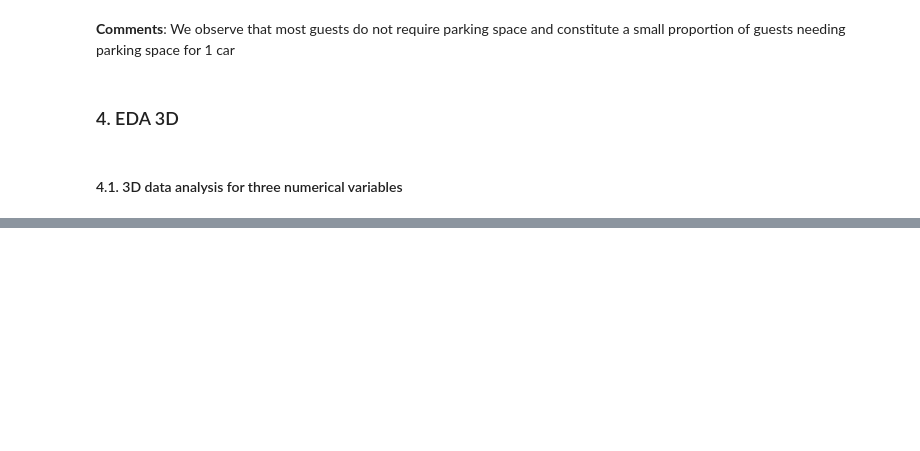
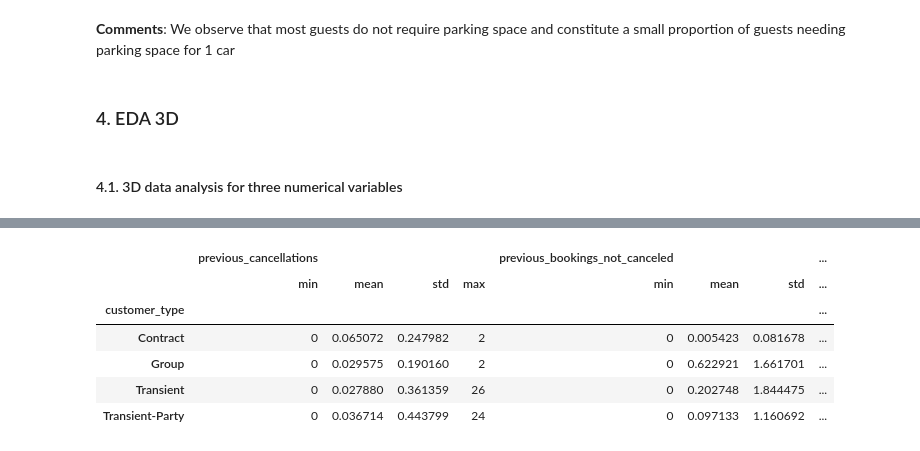
Before and after one commit to knightstark7/Labs-And-Project-Data-Visualization, a Jupyter notebook: Project/project.ipynb, the cells around one changed output, grey strips where cells are left out. Saved outputs shown, nothing was run; the diff lists cells and outputs as text; code cells hidden in the pictures; blank space fills up the shorter version.

```diff
--- a/Project/project.ipynb
+++ b/Project/project.ipynb
@@ -587,0 +656,10 @@ def create_3d_scatter_plot(feature1, feature2, feature3, data):
+# %%
+df.groupby('customer_type').agg({'previous_cancellations': ['min', 'mean', 'std', 'max'], 'previous_bookings_not_canceled': ['min', 'mean', 'std', 'max']})
+# %% [output]
+|  | previous_cancellations |  |  |  | previous_bookings_not_canceled |  |  | ... |
+|  | min | mean | std | max | min | mean | std | ... |
+| customer_type |  |  |  |  |  |  |  | ... |
+| Contract | 0 | 0.065072 | 0.247982 | 2 | 0 | 0.005423 | 0.081678 | ... |
+| Group | 0 | 0.029575 | 0.190160 | 2 | 0 | 0.622921 | 1.661701 | ... |
+| Transient | 0 | 0.027880 | 0.361359 | 26 | 0 | 0.202748 | 1.844475 | ... |
+| Transient-Party | 0 | 0.036714 | 0.443799 | 24 | 0 | 0.097133 | 1.160692 | ... |
```
Also changed, not shown: parts of 17 cells of this notebook.
